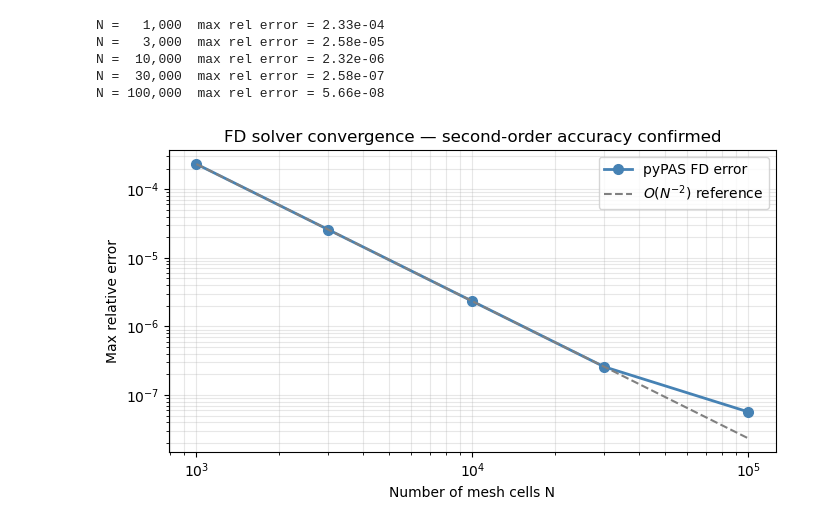
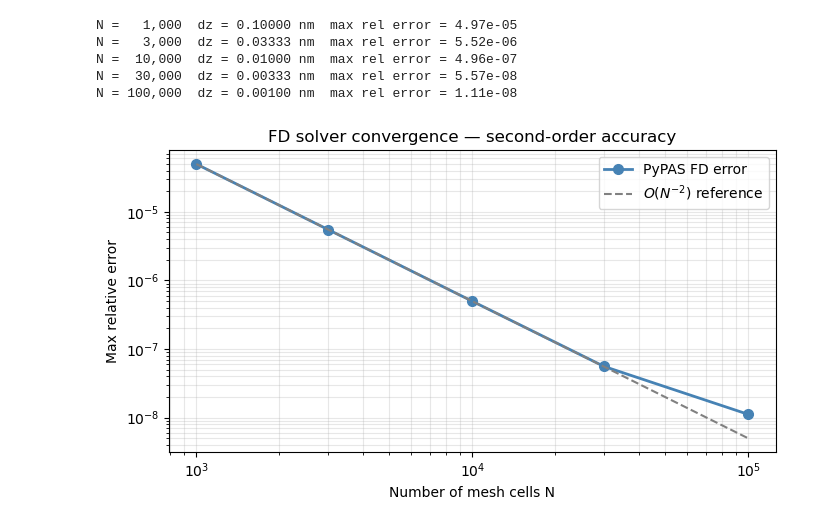
Before and after one commit to achiyaAmrusi/scipas, a Jupyter notebook: examples/transport benchmark/solver_benchmark.ipynb, the cells around one changed output. Saved outputs shown, nothing was run; the diff lists cells and outputs as text; code cells hidden in the pictures.

```diff
--- a/examples/transport benchmark/solver_benchmark.ipynb
+++ b/examples/transport benchmark/solver_benchmark.ipynb
@@ -225,44 +204,34 @@ The FD scheme is second-order accurate: the relative error should scale as $O(\D
 # %%
-# ── This cell takes about 1–2 minutes ────────────────────────────────────────
 mesh_sizes = [1_000, 3_000, 10_000, 30_000, 100_000]
 max_errors = []
 
 for N in mesh_sizes:
-    mpts = np.linspace(0, sample_length, N)
-    src_v = I0 * np.exp(-mpts[:-1] / L_impl)
-    src   = xr.DataArray(src_v / float(np.trapezoid(src_v, mpts[:-1])),
-                         coords={'x': mpts[:-1]})
-    ef    = xr.DataArray(np.full(len(mpts), E_field), coords={'x': mpts})
-    c     = profile_solver(src, sample, electric_field=ef, mesh_size=N)
-
-    z_    = c.coords['x'].values
-    c_ex  = c_analytical(z_)
-    thresh = 0.01 * c_ex.max()
-    rel   = np.abs(c.values - c_ex) / np.abs(c_ex)
-    max_errors.append(rel[c_ex > thresh].max())
-    print(f'N = {N:>7,}  max rel error = {max_errors[-1]:.2e}')
-# ─────────────────────────────────────────────────────────────────────────────
+    mpts = np.linspace(0, L_2, N)
+    src_ = xr.DataArray(I0_2*np.ones(N), coords={'x': mpts})
+    ef_  = xr.DataArray(np.full(N, E_2), coords={'x': mpts})
+    c_   = profile_solver(src_, sample_2, electric_field=ef_, mesh_size=N)
+    z_   = c_.coords['x'].values
+    ref_ = c_analytical(z_)
+    rel_ = np.abs(c_.values - ref_) / np.abs(ref_)
+    err  = rel_[ref_ > 0.01*ref_.max()].max()
+    max_errors.append(err)
+    print(f'N = {N:>7,}  dz = {L_2/N:.5f} nm  max rel error = {err:.2e}')
 
 fig, ax = plt.subplots(figsize=(7, 4))
 ax.loglog(mesh_sizes, max_errors, 'o-', color='steelblue', lw=2, markersize=7,
-          label='pyPAS FD error')
-
-# Reference O(1/N²) line
-N_ref = np.array([mesh_sizes[0], mesh_sizes[-1]], dtype=float)
-ax.loglog(N_ref, max_errors[0] * (N_ref[0]/N_ref)**2, '--', color='gray',
+          label='PyPAS FD error')
+N_r = np.array([mesh_sizes[0], mesh_sizes[-1]], dtype=float)
+ax.loglog(N_r, max_errors[0]*(N_r[0]/N_r)**2, '--', color='gray',
           label=r'$O(N^{-2})$ reference')
-
 ax.set_xlabel('Number of mesh cells N')
 ax.set_ylabel('Max relative error')
-ax.set_title('FD solver convergence — second-order accuracy confirmed')
-ax.legend()
-ax.grid(True, which='both', alpha=0.3)
-plt.tight_layout()
-plt.show()
+ax.set_title('FD solver convergence — second-order accuracy')
+ax.legend(); ax.grid(True, which='both', alpha=0.3)
+plt.tight_layout(); plt.show()
 # %% [output]
-N =   1,000  max rel error = 2.33e-04
-N =   3,000  max rel error = 2.58e-05
-N =  10,000  max rel error = 2.32e-06
-N =  30,000  max rel error = 2.58e-07
-N = 100,000  max rel error = 5.66e-08
+N =   1,000  dz = 0.10000 nm  max rel error = 4.97e-05
+N =   3,000  dz = 0.03333 nm  max rel error = 5.52e-06
+N =  10,000  dz = 0.01000 nm  max rel error = 4.96e-07
+N =  30,000  dz = 0.00333 nm  max rel error = 5.57e-08
+N = 100,000  dz = 0.00100 nm  max rel error = 1.11e-08
-[figure, old version]
+[figure, new version]
```
Also changed, not shown: parts of 17 cells of this notebook.
